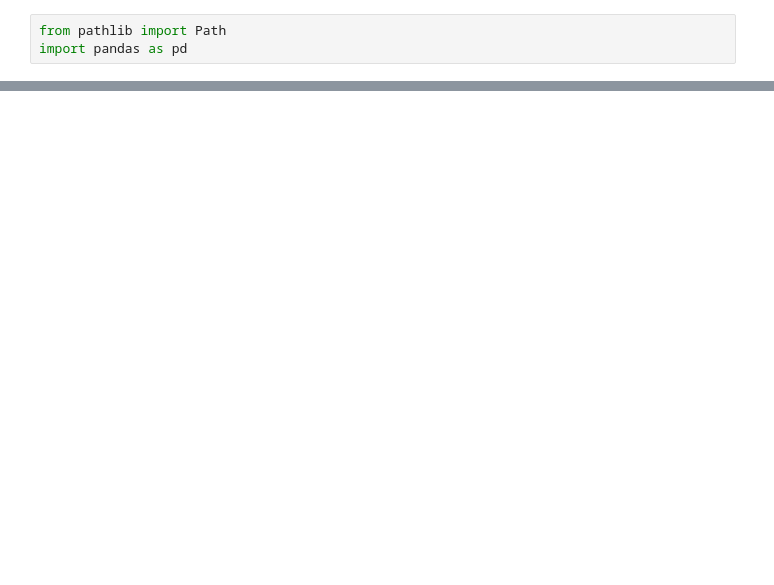
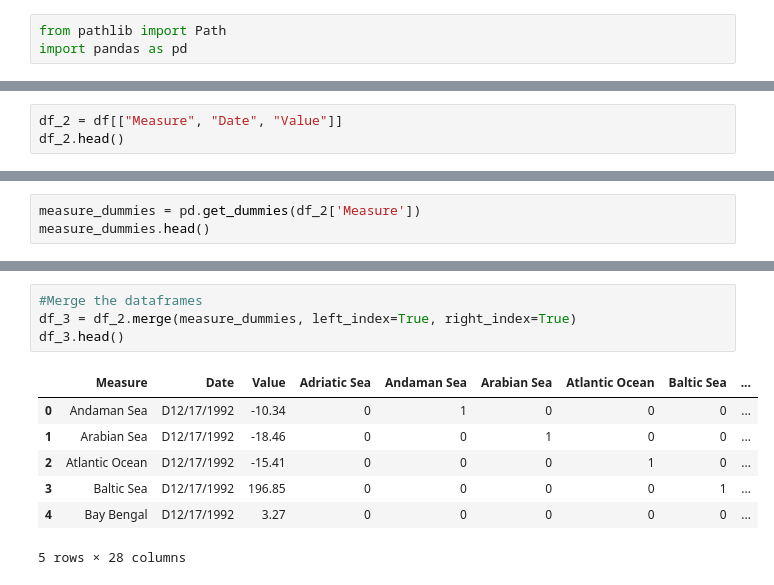
Before and after one commit to detmanski/climate_change_analysis, a Jupyter notebook: sea_levels.ipynb, the cells around one changed output, grey strips where cells are left out. Cells and saved outputs as stored; diff of their text form; blank space fills up the shorter version.

```diff
--- a/sea_levels.ipynb
+++ b/sea_levels.ipynb
@@ -9,0 +32,3 @@ FileNotFoundError: [Errno 2] No such file or directory: '../Resources/Change_in_
+# %%
+df_2 = df[["Measure", "Date", "Value"]]
+df_2.head()
@@ -9,0 +69,3 @@ FileNotFoundError: [Errno 2] No such file or directory: '../Resources/Change_in_
+# %%
+measure_dummies = pd.get_dummies(df_2['Measure'])
+measure_dummies.head()
@@ -9,0 +80,12 @@ FileNotFoundError: [Errno 2] No such file or directory: '../Resources/Change_in_
+# %%
+#Merge the dataframes
+df_3 = df_2.merge(measure_dummies, left_index=True, right_index=True)
+df_3.head()
+# %% [output]
+|  | Measure | Date | Value | Adriatic Sea | Andaman Sea | Arabian Sea | Atlantic Ocean | Baltic Sea | ... |
+| 0 | Andaman Sea | D12/17/1992 | -10.34 | 0 | 1 | 0 | 0 | 0 | ... |
+| 1 | Arabian Sea | D12/17/1992 | -18.46 | 0 | 0 | 1 | 0 | 0 | ... |
+| 2 | Atlantic Ocean | D12/17/1992 | -15.41 | 0 | 0 | 0 | 1 | 0 | ... |
+| 3 | Baltic Sea | D12/17/1992 | 196.85 | 0 | 0 | 0 | 0 | 1 | ... |
+| 4 | Bay Bengal | D12/17/1992 | 3.27 | 0 | 0 | 0 | 0 | 0 | ... |
+5 rows × 28 columns
```
Also changed, not shown: parts of 10 cells of this notebook.
